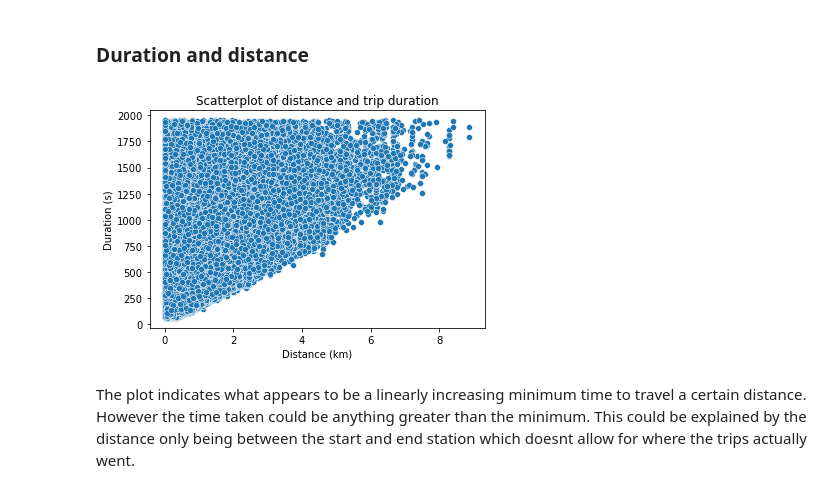
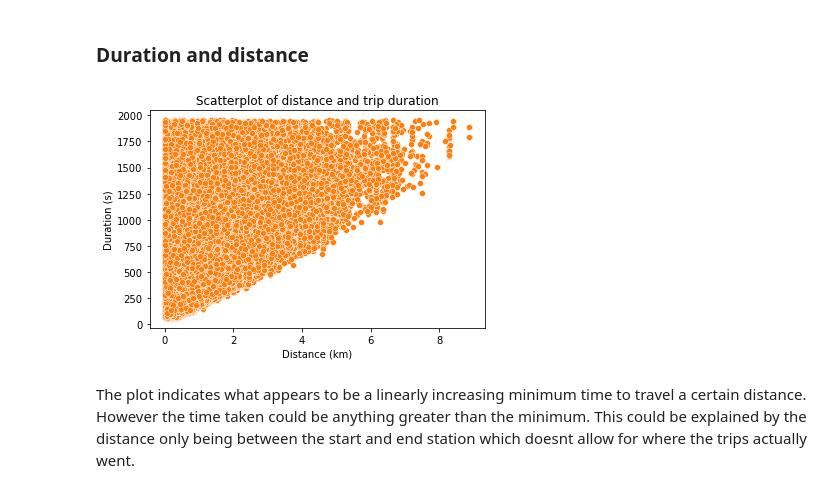
Before and after one commit to LukeConfait/udacity_data_analysis_projects, a Jupyter notebook: project_3/Part_I_exploration_template.ipynb, the cells around one changed output. Cells and saved outputs as stored; diff of their text form; code cells hidden in the pictures.

```diff
--- a/project_3/Part_I_exploration_template.ipynb
+++ b/project_3/Part_I_exploration_template.ipynb
@@ -521,12 +521,12 @@ There is only fairly low correlation between duration_sec and distance_km which
 # %% [markdown]
 ### Duration and distance
 # %%
-sb.scatterplot(data=bike_data_analysis,x='distance_km',y='duration_sec')
+sb.scatterplot(data=bike_data_analysis,x='distance_km',y='duration_sec',color=base_color)
 plt.title('Scatterplot of distance and trip duration')
 plt.xlabel('Distance (km)')
 plt.ylabel('Duration (s)');
 # %% [output]
-[figure, old version]
+[figure, new version]
 # %% [markdown]
 The plot indicates what appears to be a linearly increasing minimum time to travel a certain distance. However the time taken could be anything greater than the minimum. This could be explained by the distance only being between the start and end station which doesnt allow for where the trips actually went.
 # %% [markdown]
```
Also changed, not shown: parts of 40 cells of this notebook.
